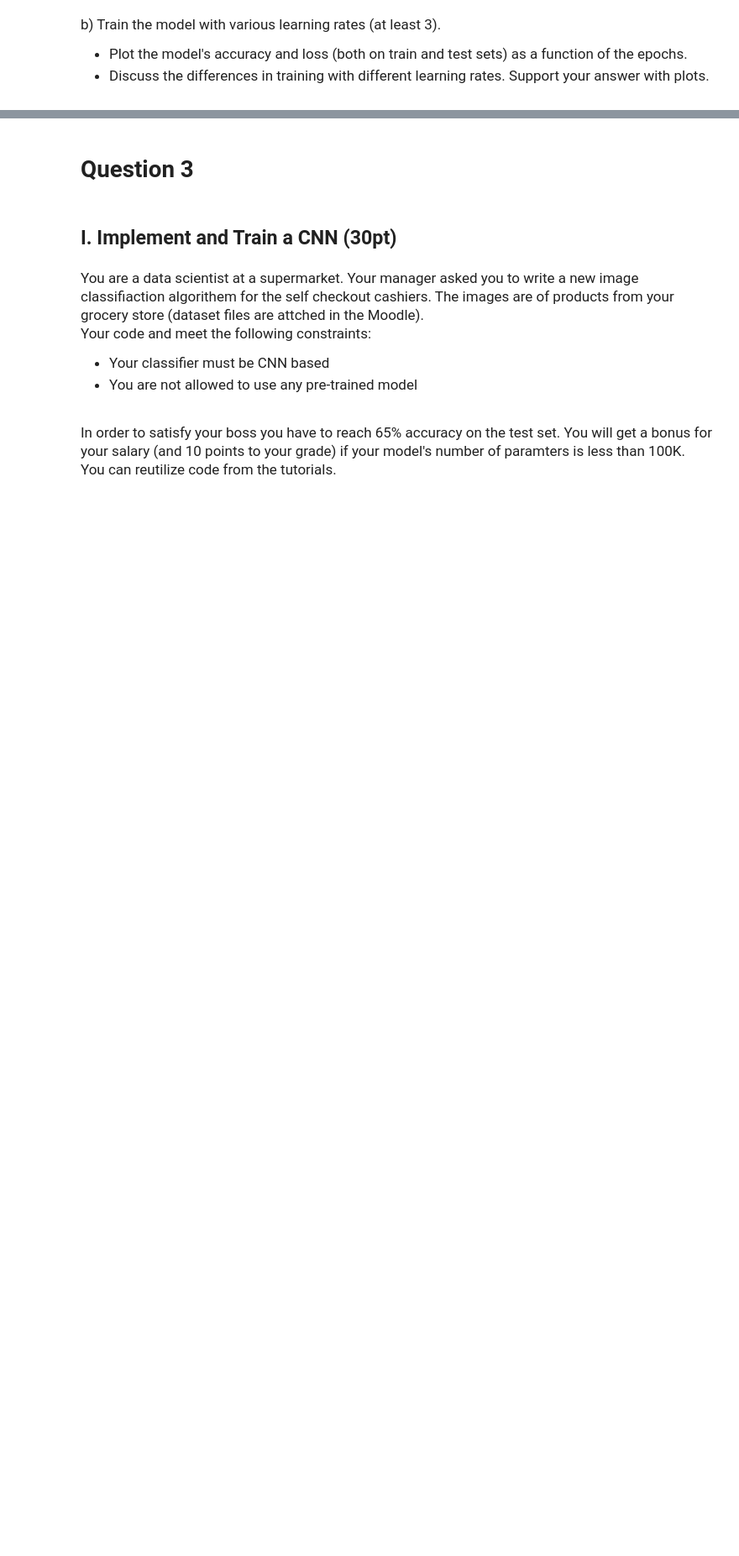
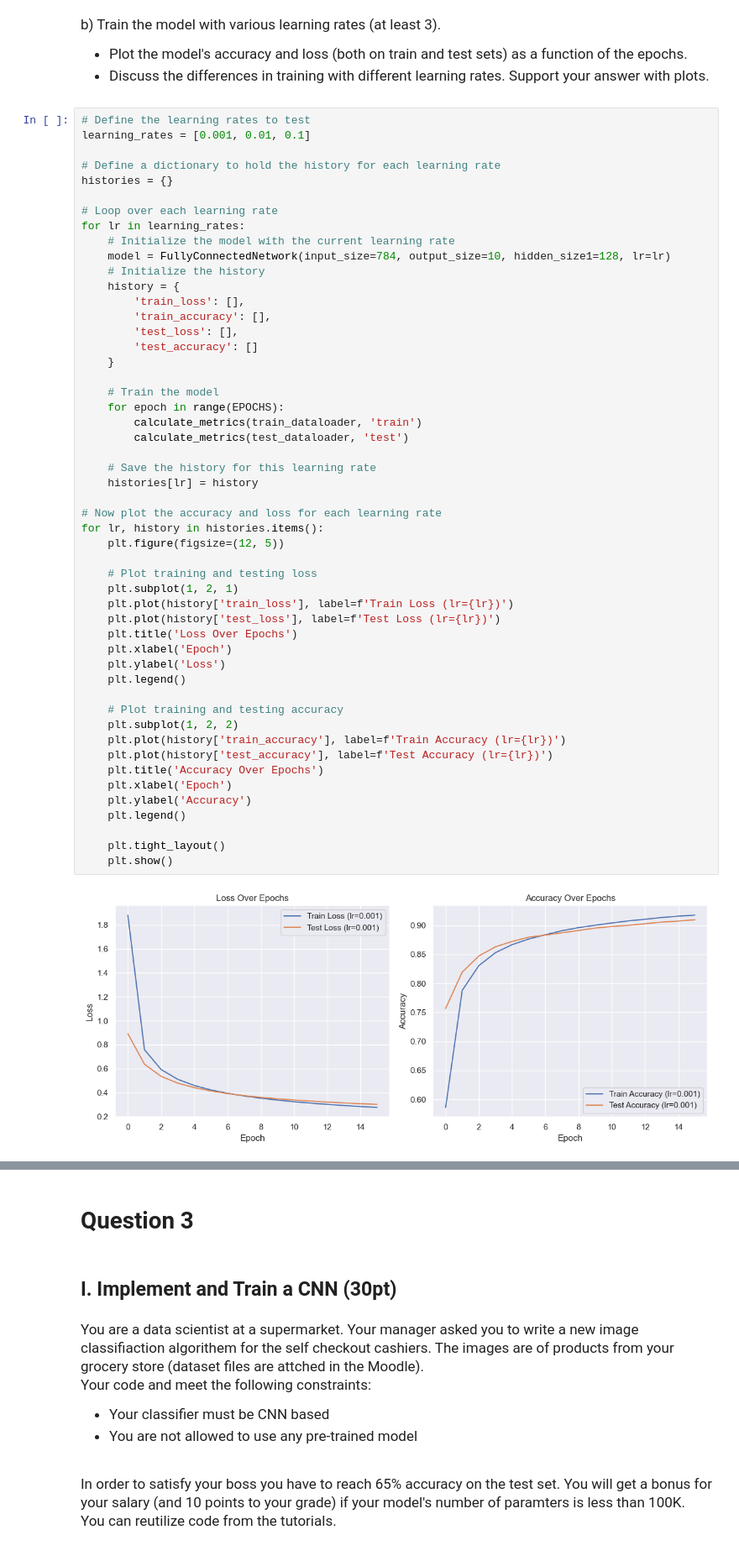
Before and after one commit to Hadar-Sug/HW1, a Jupyter notebook: ml2_HW1.ipynb, the cells around one changed output, grey strips where cells are left out. Shown at 84% size. Drawn from its saved outputs; the diff is of its cells as text; blank space fills up the shorter version.

```diff
--- a/ml2_HW1.ipynb
+++ b/ml2_HW1.ipynb
@@ -368,3 +377,56 @@ torch.save({"W1": model.W1, "W2": model.W2, "b1": model.b1, "b2": model.b2}, f"H
 <ul style="font-size: 17px">
 <li> Plot the model's accuracy and loss (both on train and test sets) as a function of the epochs.
 <li>Discuss the differences in training with different learning rates. Support your answer with plots.
+# %%
+# Define the learning rates to test
+learning_rates = [0.001, 0.01, 0.1]
+
+# Define a dictionary to hold the history for each learning rate
+histories = {}
+
+# Loop over each learning rate
+for lr in learning_rates:
+    # Initialize the model with the current learning rate
+    model = FullyConnectedNetwork(input_size=784, output_size=10, hidden_size1=128, lr=lr)
+    # Initialize the history
+    history = {
+        'train_loss': [],
+        'train_accuracy': [],
+        'test_loss': [],
+        'test_accuracy': []
+    }
+
+    # Train the model
+    for epoch in range(EPOCHS):
+        calculate_metrics(train_dataloader, 'train')
+        calculate_metrics(test_dataloader, 'test')
+
+    # Save the history for this learning rate
+    histories[lr] = history
+
+# Now plot the accuracy and loss for each learning rate
+for lr, history in histories.items():
+    plt.figure(figsize=(12, 5))
+
+    # Plot training and testing loss
+    plt.subplot(1, 2, 1)
+    plt.plot(history['train_loss'], label=f'Train Loss (lr={lr})')
+    plt.plot(history['test_loss'], label=f'Test Loss (lr={lr})')
+    plt.title('Loss Over Epochs')
+    plt.xlabel('Epoch')
+    plt.ylabel('Loss')
+    plt.legend()
+
+    # Plot training and testing accuracy
+    plt.subplot(1, 2, 2)
+    plt.plot(history['train_accuracy'], label=f'Train Accuracy (lr={lr})')
+    plt.plot(history['test_accuracy'], label=f'Test Accuracy (lr={lr})')
+    plt.title('Accuracy Over Epochs')
+    plt.xlabel('Epoch')
+    plt.ylabel('Accuracy')
+    plt.legend()
+
+    plt.tight_layout()
+    plt.show()
+# %% [output]
+[figure, added]
```
Also changed, not shown: parts of 30 cells of this notebook, 1 other file.
